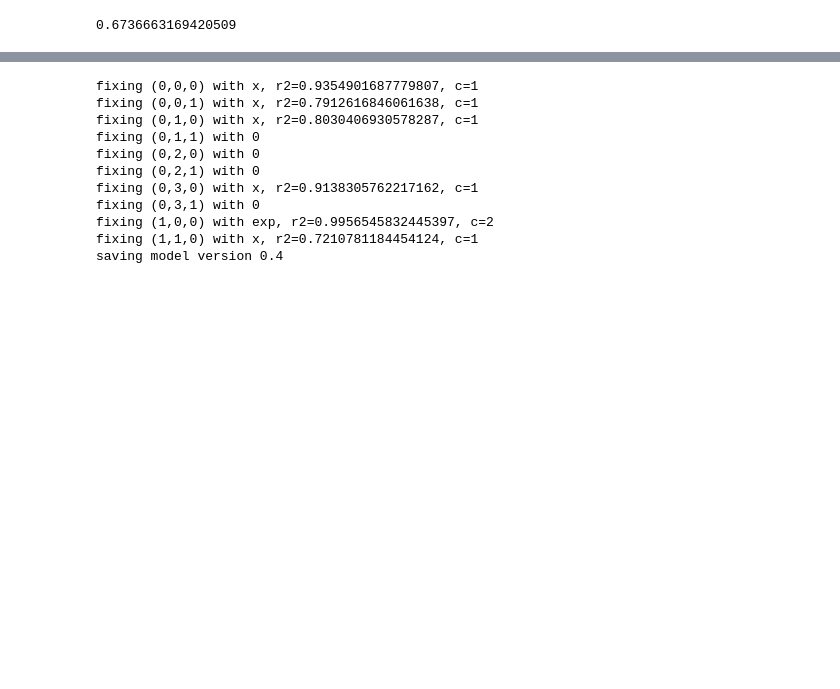
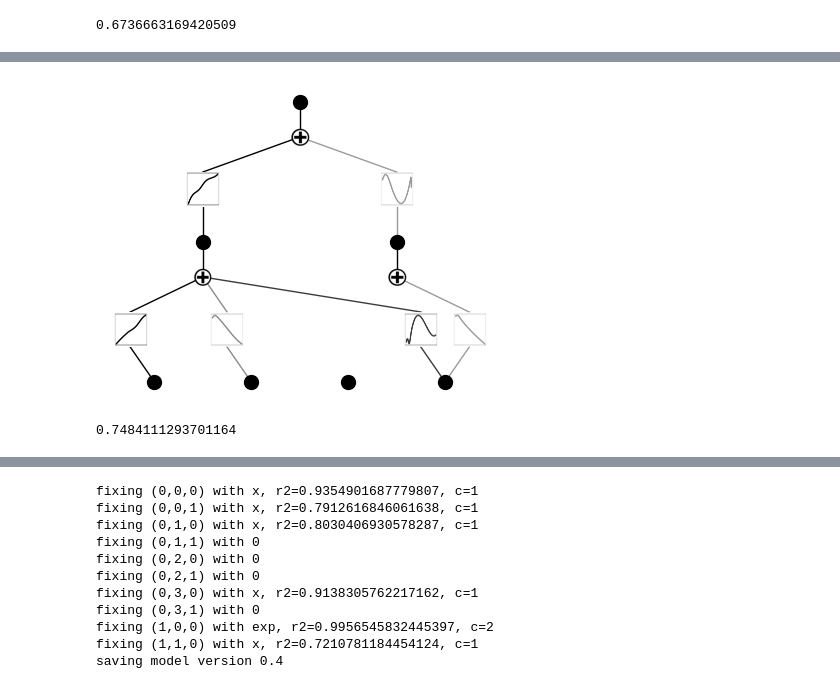
Before and after one commit to Spatial-Info-Telligence-Lab/KAN-EC, a Jupyter notebook: kanec-large.ipynb, the cells around one changed output, grey strips where cells are left out. Drawn from its saved outputs; the diff is of its cells as text; code cells hidden in the pictures; blank space fills up the shorter version.

```diff
--- a/kanec-large.ipynb
+++ b/kanec-large.ipynb
@@ -139,0 +158,14 @@ model.plot()
+# %%
+model.plot()
+# %% [output]
+[figure, added]
+# %%
+from sklearn.metrics import r2_score
+
+test_pred = model(dataset['test_input']).detach().cpu().numpy()
+
+r2 = r2_score(test_label, test_pred)
+
+print(r2)
+# %% [output]
+0.7484111293701164
```
Also changed, not shown: parts of 7 cells of this notebook, 6 other files.
